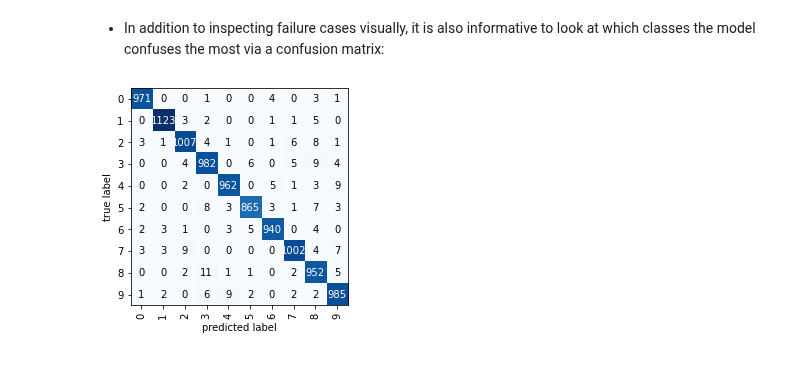
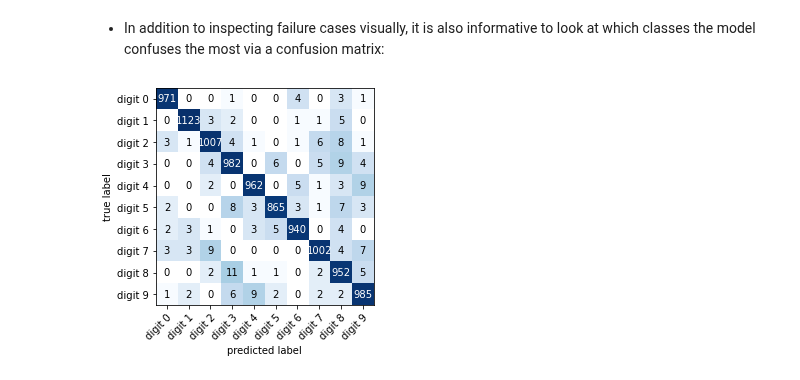
Before and after one commit to rasbt/deeplearning-models, a Jupyter notebook: pytorch-lightning_ipynb_new/mlp/mlp-batchnorm.ipynb, the cells around one changed output. Drawn from its saved outputs; the diff is of its cells as text; code cells hidden in the pictures.

```diff
--- a/pytorch-lightning_ipynb_new/mlp/mlp-batchnorm.ipynb
+++ b/pytorch-lightning_ipynb_new/mlp/mlp-batchnorm.ipynb
@@ -537,16 +537,16 @@ Test accuracy: 0.9789 (97.89%)
 # %%
 # In the case of MNIST, the class label mapping
 # is relatively trivial
-class_dict = {0: '0',
-              1: '1',
-              2: '2',
-              3: '3',
-              4: '4',
-              5: '5',
-              6: '6',
-              7: '7',
-              8: '8',
-              9: '9'}
+class_dict = {0: 'digit 0',
+              1: 'digit 1',
+              2: 'digit 2',
+              3: 'digit 3',
+              4: 'digit 4',
+              5: 'digit 5',
+              6: 'digit 6',
+              7: 'digit 7',
+              8: 'digit 8',
+              9: 'digit 9'}
 # %% [output]
 [interactive output not drawn]
 # %%
@@ -573,21 +573,30 @@ show_examples(
 # %%
 # %load ../code_lightningmodule/plot_confusion-matrix_basic.py
 from torchmetrics import ConfusionMatrix
-from helper_plotting import plot_confusion_matrix
+import matplotlib
+from mlxtend.plotting import plot_confusion_matrix
 
 
 cmat = ConfusionMatrix(num_classes=len(class_dict))
 
 for x, y in test_dataloader:
 
     with torch.no_grad():
         pred = lightning_model(x)
     cmat(pred, y)
 
 cmat_tensor = cmat.compute()
+cmat = cmat_tensor.numpy()
 
-plot_confusion_matrix(conf_mat=cmat_tensor.numpy(), class_names=class_dict.values())
+fig, ax = plot_confusion_matrix(
+    conf_mat=cmat,
+    class_names=class_dict.values(),
+    norm_colormap=matplotlib.colors.LogNorm()
+    # normed colormaps highlight the off-diagonals
+    # for high-accuracy models better
+)
+
 plt.show()
 # %% [output]
-[figure, old version]
+[figure, new version]
 [interactive output not drawn]
```
Also changed, not shown: parts of 7 cells of this notebook, 6 other files.
